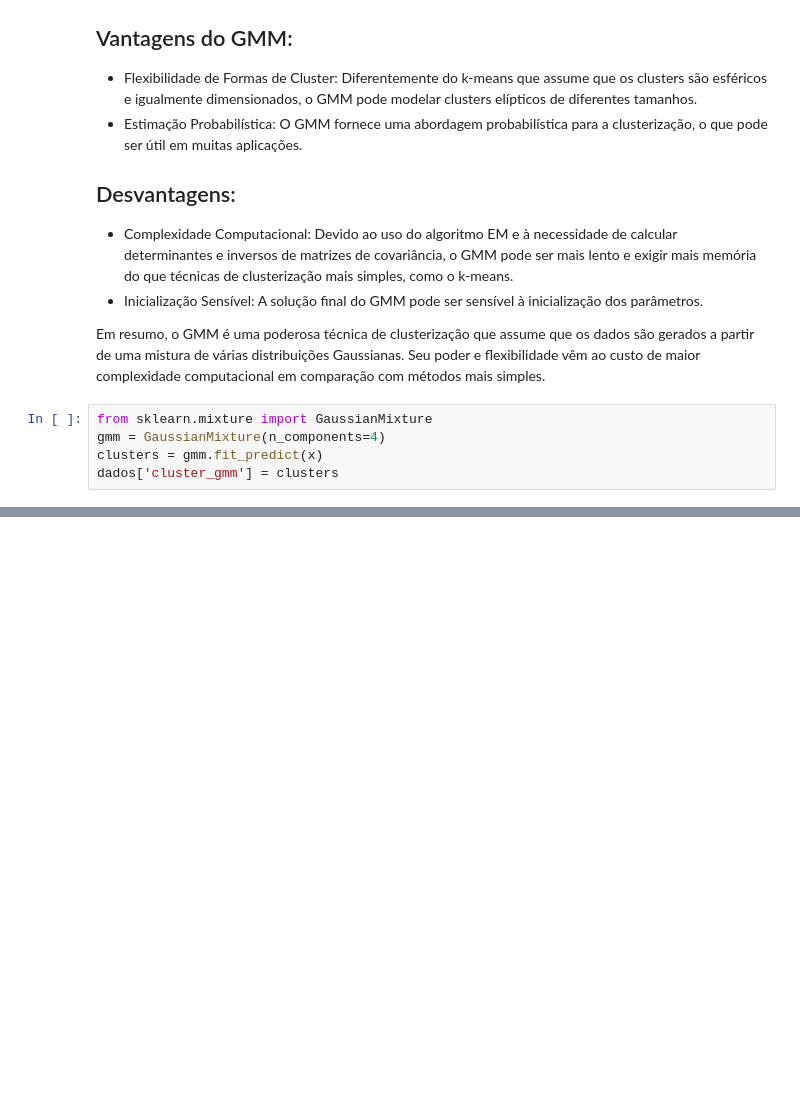
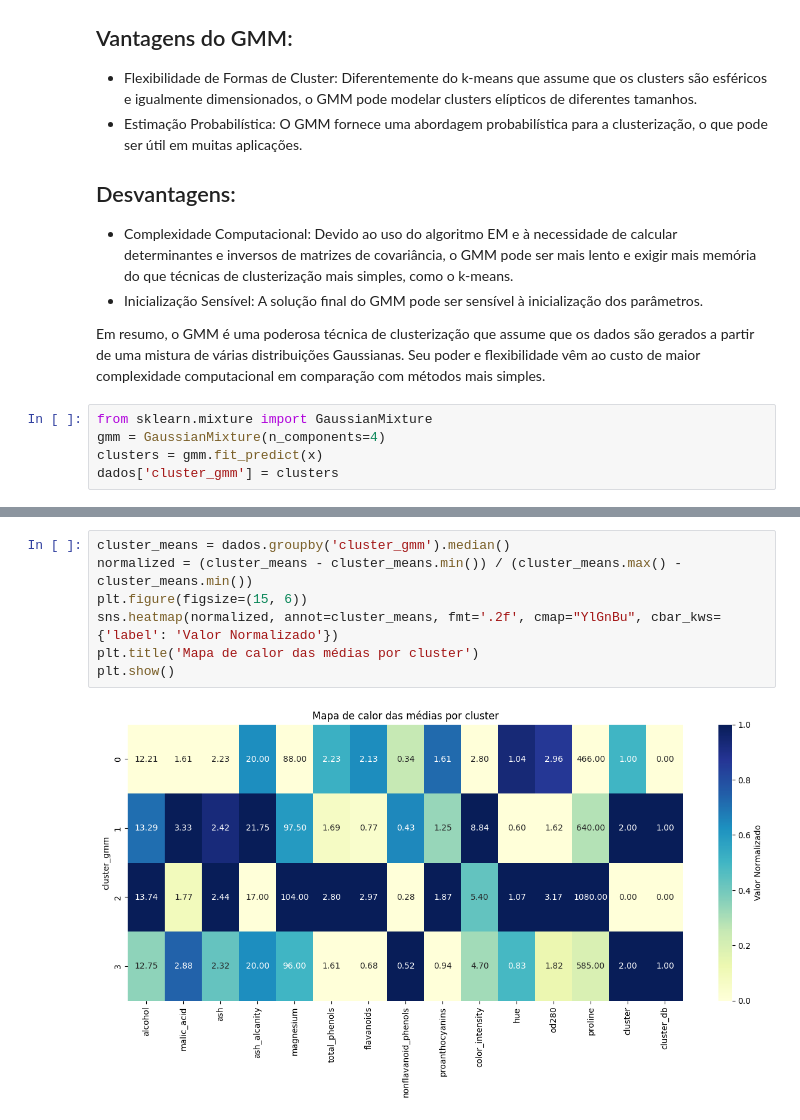
Before and after one commit to leandroneckel/aulas_data_science, a Jupyter notebook: Notebooks/Unidade 5/clusterizacao.ipynb, the cells around one changed output, grey strips where cells are left out. Drawn from its saved outputs; the diff is of its cells as text; blank space fills up the shorter version.

```diff
--- a/Notebooks/Unidade 5/clusterizacao.ipynb
+++ b/Notebooks/Unidade 5/clusterizacao.ipynb
@@ -415,0 +416,9 @@ sns.scatterplot(data=dados, x='alcohol', y='malic_acid', size='proline', hue='cl
+# %%
+cluster_means = dados.groupby('cluster_gmm').median()
+normalized = (cluster_means - cluster_means.min()) / (cluster_means.max() - cluster_means.min())
+plt.figure(figsize=(15, 6))
+sns.heatmap(normalized, annot=cluster_means, fmt='.2f', cmap="YlGnBu", cbar_kws={'label': 'Valor Normalizado'})
+plt.title('Mapa de calor das médias por cluster')
+plt.show()
+# %% [output]
+[figure, added]
```
Also changed, not shown: parts of 5 cells of this notebook, 1 other file.
